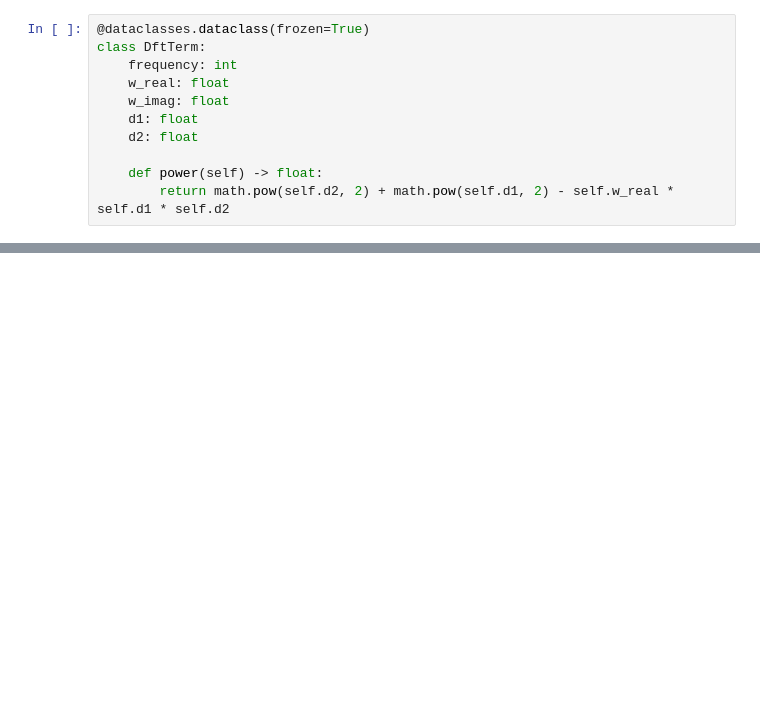
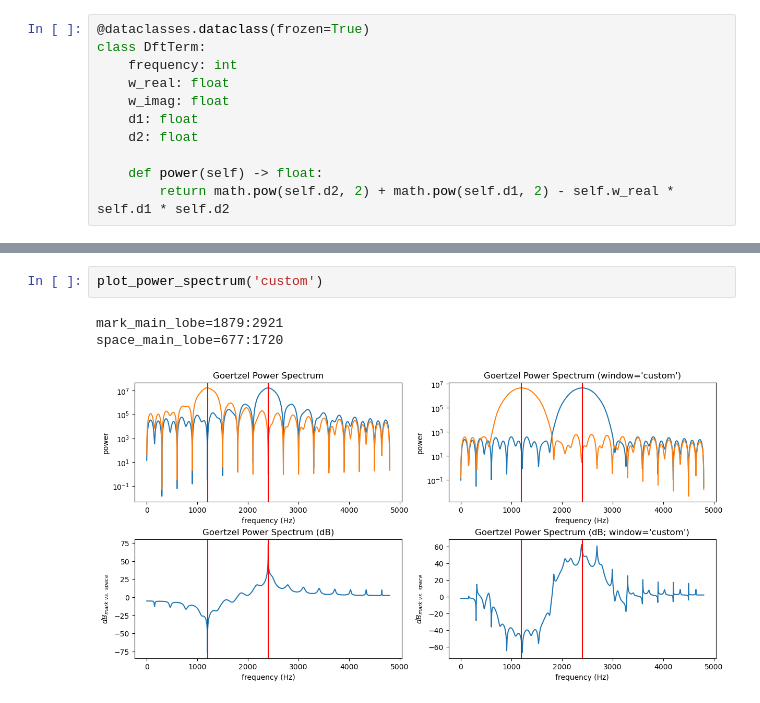
Before and after one commit to nausicaea/rootspace, a Jupyter notebook: contrib/goertzel/goertzel-nausicaea-2025.ipynb, the cells around one changed output, grey strips where cells are left out. Saved outputs shown, nothing was run; the diff lists cells and outputs as text; blank space fills up the shorter version.

```diff
--- a/contrib/goertzel/goertzel-nausicaea-2025.ipynb
+++ b/contrib/goertzel/goertzel-nausicaea-2025.ipynb
@@ -187,0 +152,6 @@ test_goertzel_power_out_of_bounds()
+# %%
+plot_power_spectrum('custom')
+# %% [output]
+mark_main_lobe=1879:2921
+space_main_lobe=677:1720
+[figure, added]
```
Also changed, not shown: parts of 12 cells of this notebook.
